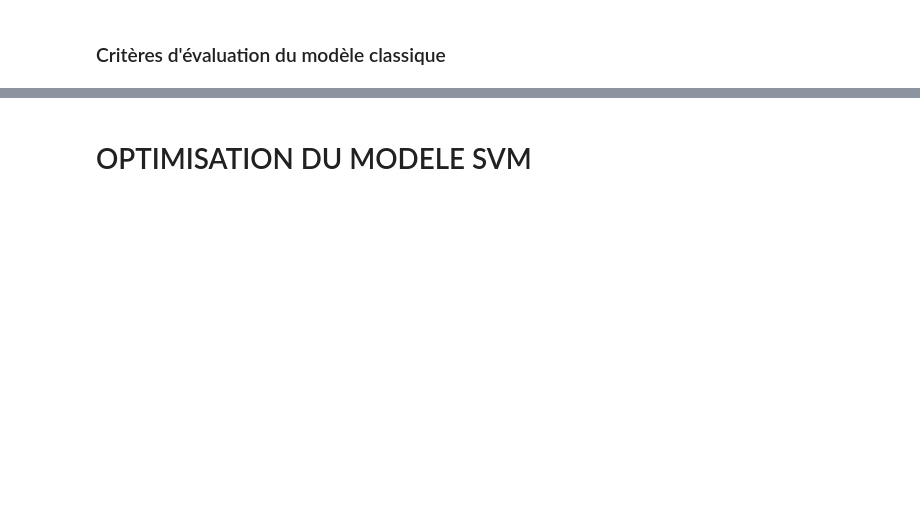
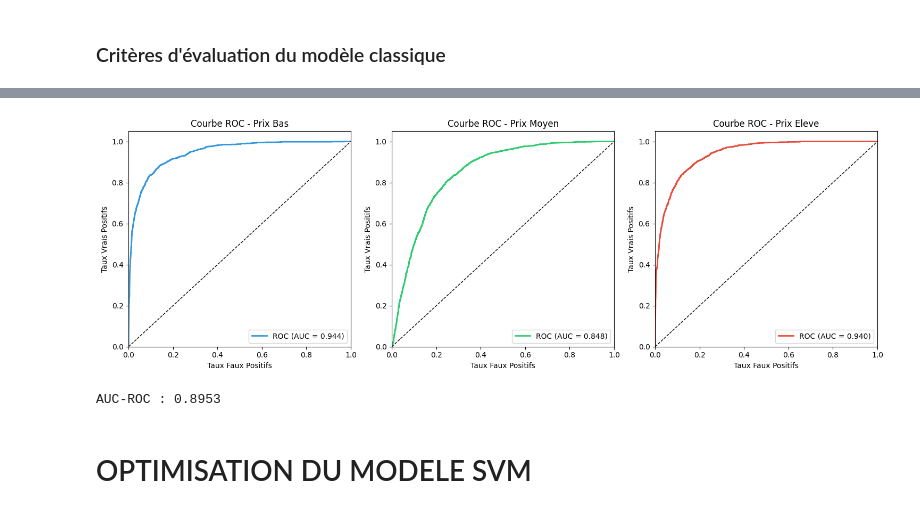
Before and after one commit to evradchris0-tech/Projet-de-ML, a Jupyter notebook: House_Price_SVM.ipynb, the cells around one changed output, grey strips where cells are left out. Drawn from its saved outputs; the diff is of its cells as text; code cells hidden in the pictures; blank space fills up the shorter version.

```diff
--- a/House_Price_SVM.ipynb
+++ b/House_Price_SVM.ipynb
@@ -179,22 +278,39 @@ print(classification_report(y_test, y_pred_test, target_names=['Prix Bas', 'Prix
 # %%
 # 3 - Courbe ROC (One vs Rest pour multiclasse)
+from sklearn.preprocessing import label_binarize
+from sklearn.metrics import roc_curve, auc
+
+# Binariser les labels pour ROC multiclasse
+y_test_bin = label_binarize(y_test, classes=[0, 1, 2])
+y_pred_proba = classifier.predict_proba(X_test_sc)
+
 fig, axes = plt.subplots(1, 3, figsize=(15, 5))
-class_names = ['Prix Bas', 'Prix Moyen', 'Prix Élevé']
+class_names = ['Prix Bas', 'Prix Moyen', 'Prix Eleve']
+colors = ['#3498db', '#2ecc71', '#e74c3c']
 
-for i, (ax, class_name) in enumerate(zip(axes, class_names)):
-    RocCurveDisplay.from_estimator(
-        classifier, X_test_sc, y_test,
-        pos_label=i, ax=ax, name=f'Classe {i}'
-    )
+for i, (ax, class_name, color) in enumerate(zip(axes, class_names, colors)):
+    fpr, tpr, _ = roc_curve(y_test_bin[:, i], y_pred_proba[:, i])
+    roc_auc = auc(fpr, tpr)
+    ax.plot(fpr, tpr, color=color, lw=2, label=f'ROC (AUC = {roc_auc:.3f})')
+    ax.plot([0, 1], [0, 1], 'k--', lw=1)
+    ax.set_xlim([0.0, 1.0])
+    ax.set_ylim([0.0, 1.05])
+    ax.set_xlabel('Taux Faux Positifs')
+    ax.set_ylabel('Taux Vrais Positifs')
     ax.set_title(f'Courbe ROC - {class_name}')
+    ax.legend(loc='lower right')
 
 plt.tight_layout()
 plt.show()
+# %% [output]
+[figure, added]
 # %%
 # 4 - Calcul de l'AUC-ROC global (One vs Rest)
 y_pred_proba = classifier.predict_proba(X_test_sc)
 auc_ovr = roc_auc_score(y_test, y_pred_proba, multi_class='ovr', average='weighted')
-print(f"AUC-ROC (One vs Rest, weighted): {auc_ovr:.4f}")
+print(f"AUC-ROC : {auc_ovr:.4f}")
+# %% [output]
+AUC-ROC : 0.8953
 # %% [markdown]
 # OPTIMISATION DU MODELE SVM
 # %%
```
Also changed, not shown: parts of 27 cells of this notebook, 3 other files.
